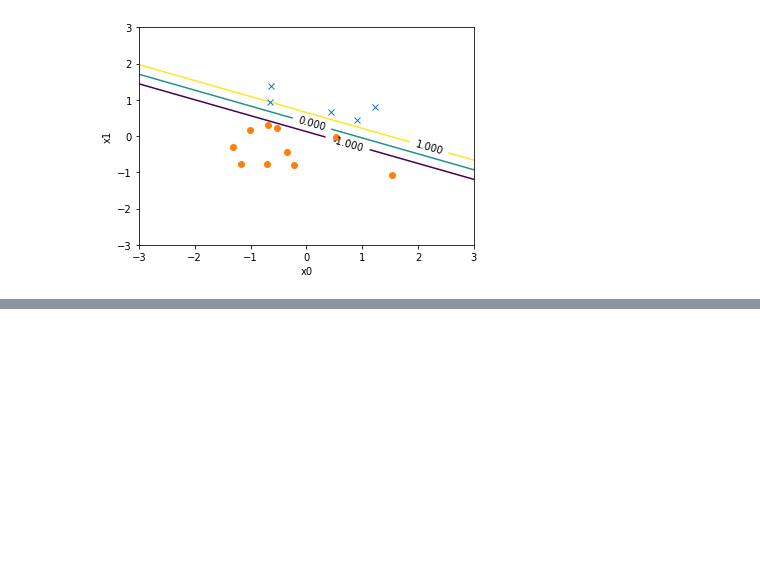
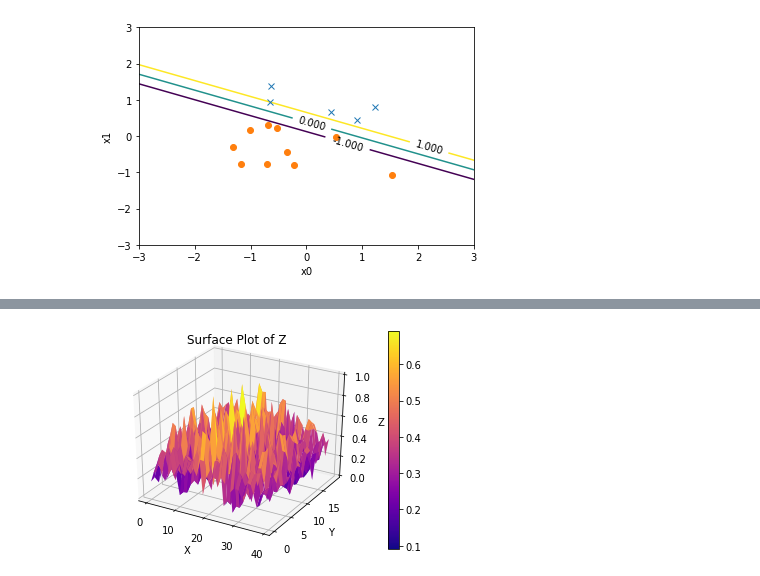
Before and after one commit to singwang-cn/The_first_pattern_recognition, a Jupyter notebook: advanced_ml_mid_assignment.ipynb, the cells around one changed output, grey strips where cells are left out. Saved outputs shown, nothing was run; the diff lists cells and outputs as text; code cells hidden in the pictures; blank space fills up the shorter version.

```diff
--- a/advanced_ml_mid_assignment.ipynb
+++ b/advanced_ml_mid_assignment.ipynb
@@ -249,0 +291,17 @@ plt.clabel(contour, colors=('k'))
+# %%
+#surface plot
+xcoord = np.linspace(0, m-1, m)
+ycoord = np.linspace(0, n-1, n)
+Xcoord, Ycoord = np.meshgrid(ycoord, xcoord)
+Z = (Z - Z.min()) / (Z.max() - Z.min())
+fig = plt.figure()
+ax3d = plt.axes(projection='3d')
+surf = ax3d.plot_surface(Xcoord, Ycoord, Z, cmap="plasma")
+fig.colorbar(surf, ax=ax3d)
+ax3d.set_title('Surface Plot of Z')
+ax3d.set_xlabel('X')
+ax3d.set_ylabel('Y')
+ax3d.set_zlabel('Z')
+plt.show()
+# %% [output]
+[figure, added]
```
Also changed, not shown: parts of 5 cells of this notebook.
